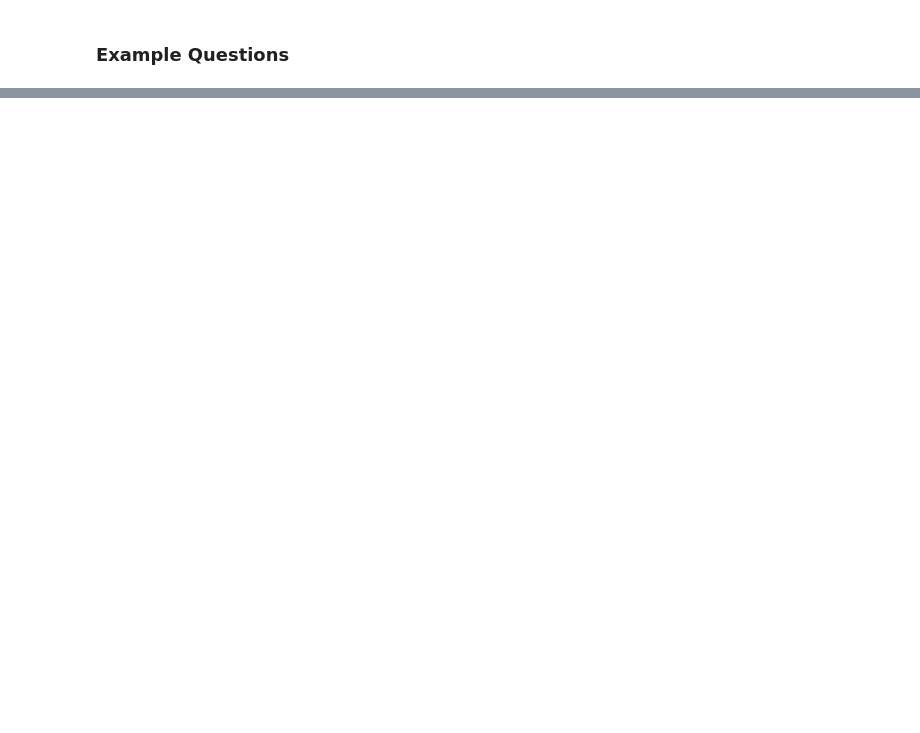
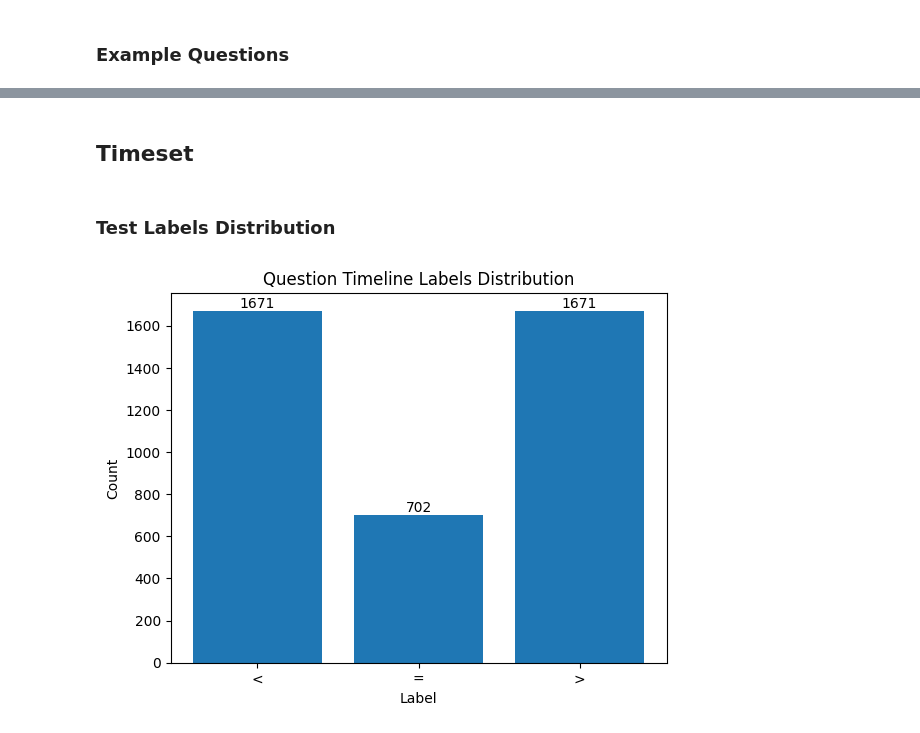
Before and after one commit to hmosousa/temporal_game, a Jupyter notebook: notebooks/eda.ipynb, the cells around one changed output, grey strips where cells are left out. Drawn from its saved outputs; the diff is of its cells as text; code cells hidden in the pictures; blank space fills up the shorter version.

Commit message:
Add timeset data

```diff
--- a/notebooks/eda.ipynb
+++ b/notebooks/eda.ipynb
@@ -80,3 +79,23 @@ Answer:
 
 Answer:
  <
+# %% [markdown]
+## Timeset
+# %%
+testset = load_timeset("test")
+validset = load_timeset("valid")
+# %% [markdown]
+### Test Labels Distribution
+# %%
+test_labels = testset["label"]
+test_labels_counter = Counter(test_labels)
+
+plt.bar(test_labels_counter.keys(), test_labels_counter.values())
+for i, v in enumerate(test_labels_counter.values()):
+    plt.text(i, v, str(v), ha="center", va="bottom")
+plt.title("Question Timeline Labels Distribution")
+plt.xlabel("Label")
+plt.ylabel("Count")
+plt.show()
+# %% [output]
+[figure, added]
```
Also changed, not shown: parts of 10 cells of this notebook, 7 other files.
